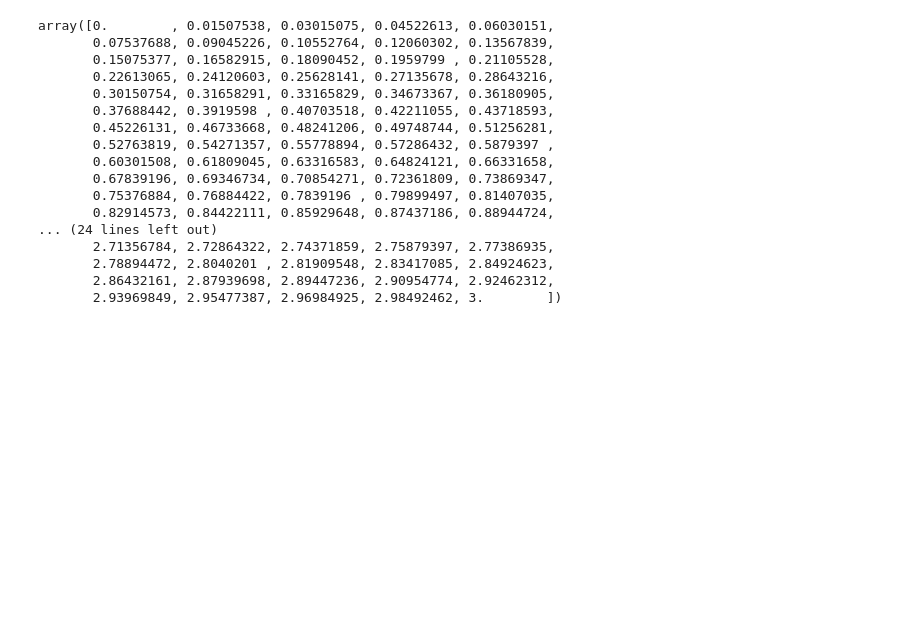
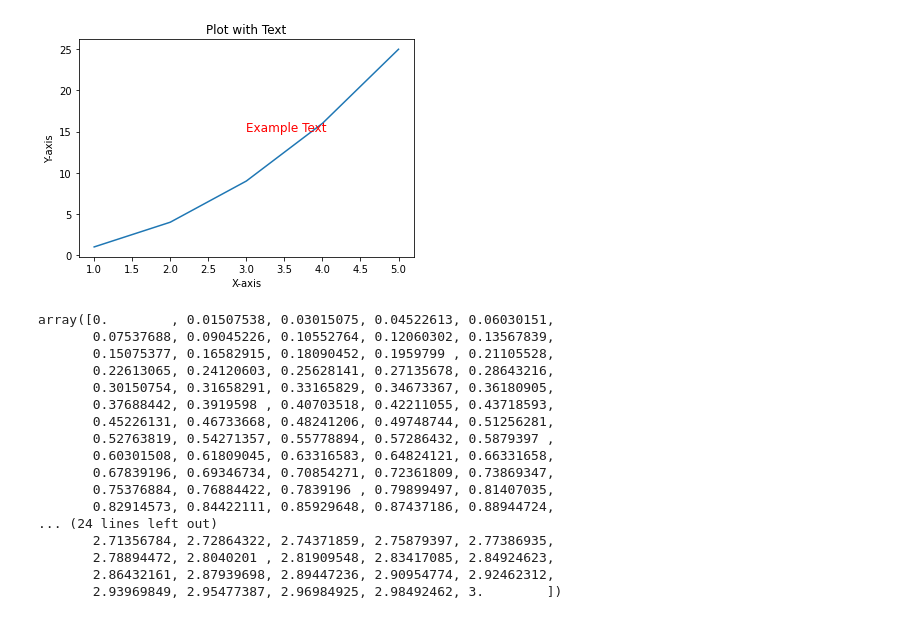
Before and after one commit to abdualrhman/uncertainty-quantification_for_deep_learning, a Jupyter notebook: notebooks/trai.ipynb, the cells around one changed output. Cells and saved outputs as stored; diff of their text form; code cells hidden in the pictures; blank space fills up the shorter version.

```diff
--- a/notebooks/trai.ipynb
+++ b/notebooks/trai.ipynb
@@ -1,3 +1,23 @@
+# %%
+# Generate some data for the plot
+x = [1, 2, 3, 4, 5]
+y = [1, 4, 9, 16, 25]
+
+# Plot the data
+plt.plot(x, y)
+
+# Add text to the plot
+plt.text(3, 15, 'Example Text', fontsize=12, color='red')
+
+# Set labels and title
+plt.xlabel('X-axis')
+plt.ylabel('Y-axis')
+plt.title('Plot with Text')
+
+# Show the plot
+plt.show()
+# %% [output]
+[figure, added]
 # %%
 from sklearn.ensemble import GradientBoostingRegressor
 from sklearn.model_selection import RandomizedSearchCV
```
Also changed, not shown: 9 other files.
